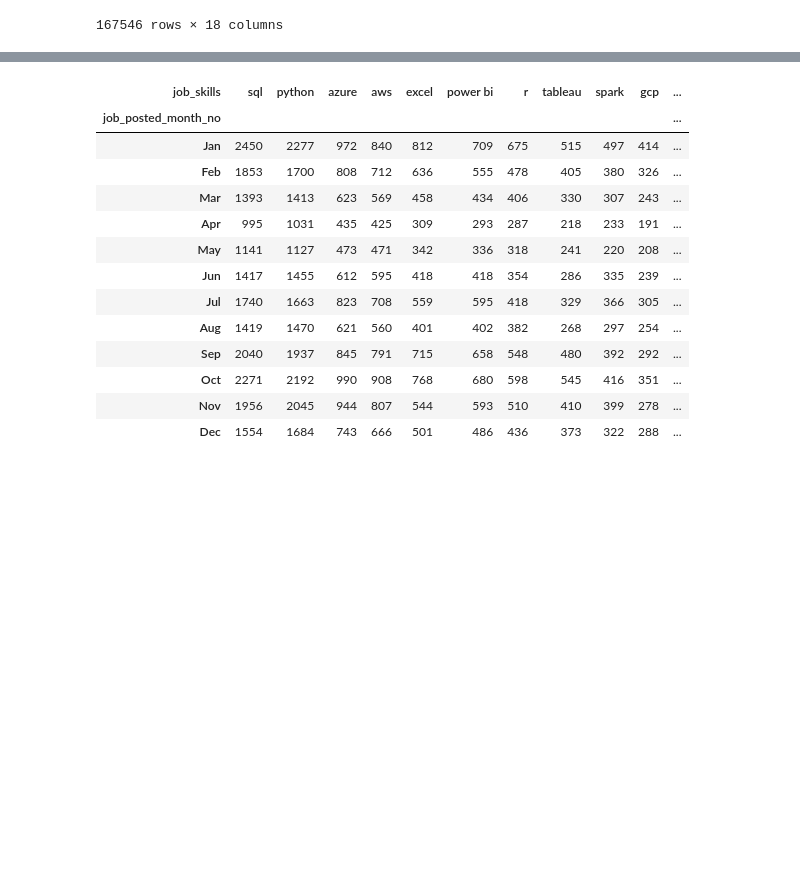
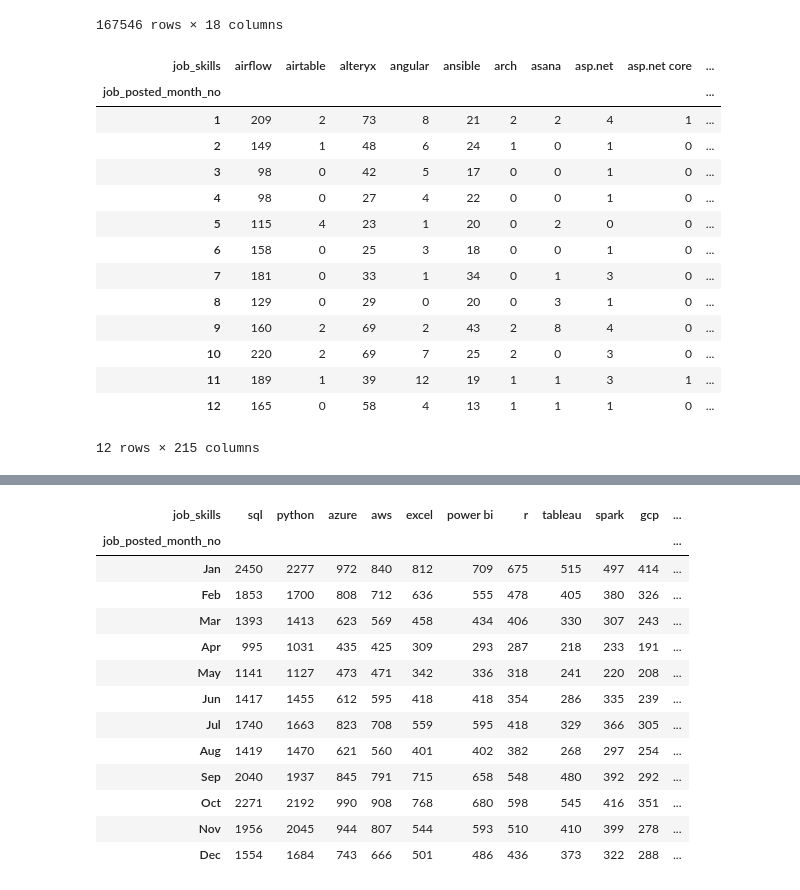
Before and after one commit to Mizan95/Project_Data_Analysis, a Jupyter notebook: 3_Trend_Skills_through_Year.ipynb, the cells around one changed output, grey strips where cells are left out. Drawn from its saved outputs; the diff is of its cells as text; code cells hidden in the pictures; blank space fills up the shorter version.

```diff
--- a/3_Trend_Skills_through_Year.ipynb
+++ b/3_Trend_Skills_through_Year.ipynb
@@ -62,10 +62,28 @@ df_UK_exploded
 # %%
 df_UK_exploded_pivot = df_UK_exploded.pivot_table(
     index="job_posted_month_no",
     columns="job_skills",
     aggfunc="size",
     fill_value=0 # fill empty cells with 0 instead of NaN
 )
+
+df_UK_exploded_pivot
+# %% [output]
+| job_skills | airflow | airtable | alteryx | angular | ansible | arch | asana | asp.net | asp.net core | ... |
+| job_posted_month_no |  |  |  |  |  |  |  |  |  | ... |
+| 1 | 209 | 2 | 73 | 8 | 21 | 2 | 2 | 4 | 1 | ... |
+| 2 | 149 | 1 | 48 | 6 | 24 | 1 | 0 | 1 | 0 | ... |
+| 3 | 98 | 0 | 42 | 5 | 17 | 0 | 0 | 1 | 0 | ... |
+| 4 | 98 | 0 | 27 | 4 | 22 | 0 | 0 | 1 | 0 | ... |
+| 5 | 115 | 4 | 23 | 1 | 20 | 0 | 2 | 0 | 0 | ... |
+| 6 | 158 | 0 | 25 | 3 | 18 | 0 | 0 | 1 | 0 | ... |
+| 7 | 181 | 0 | 33 | 1 | 34 | 0 | 1 | 3 | 0 | ... |
+| 8 | 129 | 0 | 29 | 0 | 20 | 0 | 3 | 1 | 0 | ... |
+| 9 | 160 | 2 | 69 | 2 | 43 | 2 | 8 | 4 | 0 | ... |
+| 10 | 220 | 2 | 69 | 7 | 25 | 2 | 0 | 3 | 0 | ... |
+| 11 | 189 | 1 | 39 | 12 | 19 | 1 | 1 | 3 | 1 | ... |
+| 12 | 165 | 0 | 58 | 4 | 13 | 1 | 1 | 1 | 0 | ... |
+12 rows × 215 columns
 # %%
 # Add a Total row at the bottom of the pivot table
 df_UK_exploded_pivot.loc["Total"] = df_UK_exploded_pivot.sum()
```
Also changed, not shown: parts of 11 cells of this notebook.
